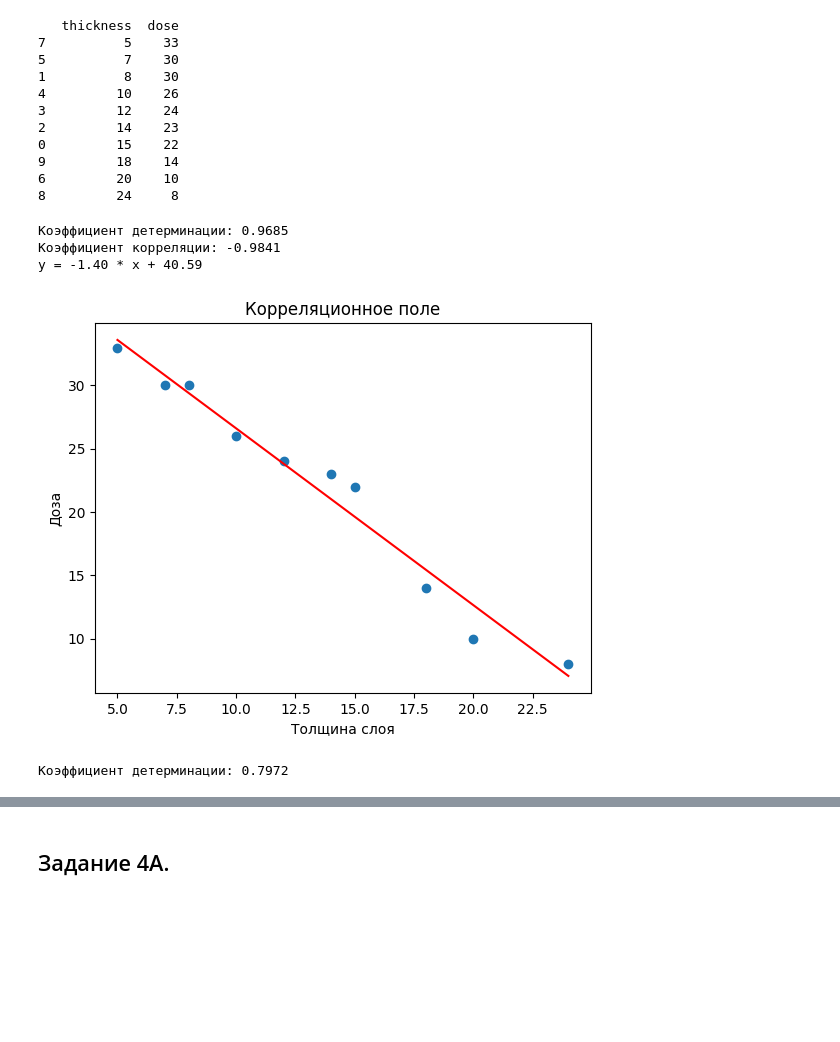
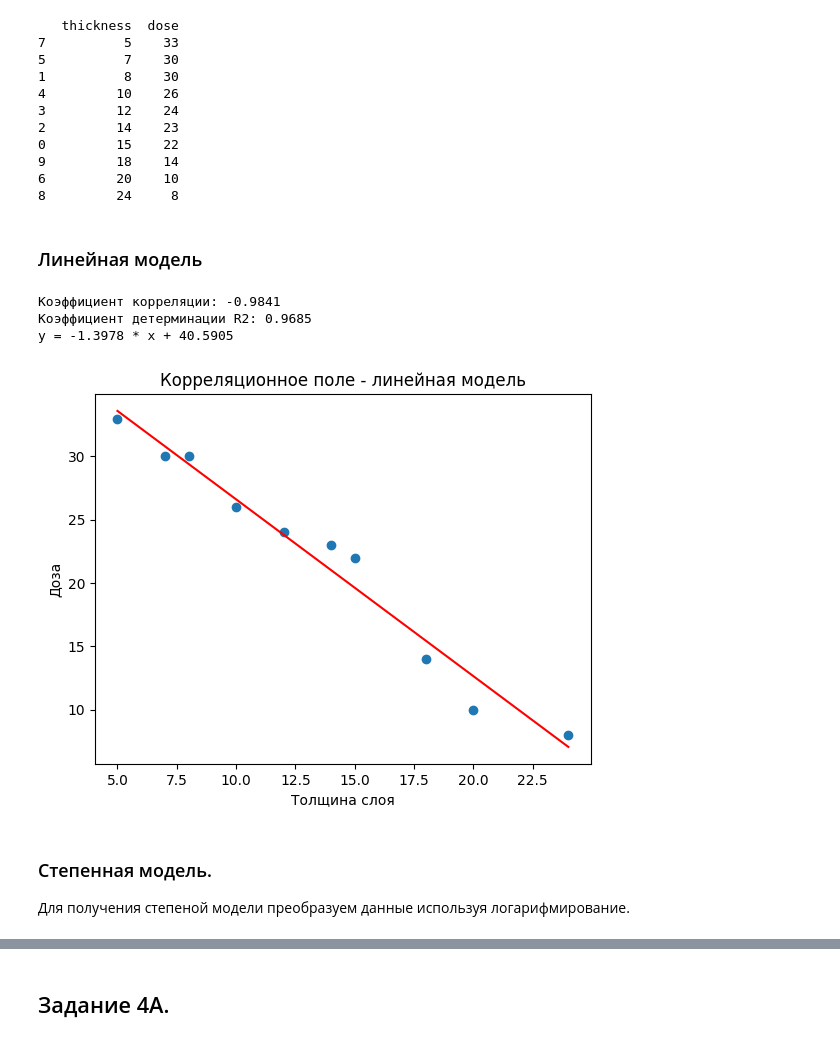
Before and after one commit to dimayasha7123/comp_modeling, a Jupyter notebook: lab4Dimyasha.ipynb, the cells around one changed output, grey strips where cells are left out. Saved outputs shown, nothing was run; the diff lists cells and outputs as text; code cells hidden in the pictures; blank space fills up the shorter version.

```diff
--- a/lab4Dimyasha.ipynb
+++ b/lab4Dimyasha.ipynb
@@ -221,26 +242,31 @@ print(df)
 9         18    14
 6         20    10
 8         24     8
-# %%
-a, b, r = skl_regression(df)
-print(f'Коэффициент детерминации: {r:.4f}')
-
-show_plot(df, (a,b,), xlabel='Толщина слоя', ylabel='Доза',
-          title='Корреляционное поле', with_text_info=True, with_line=True)
-# %% [output]
-Коэффициент детерминации: 0.9685
-Коэффициент корреляции: -0.9841
-y = -1.40 * x + 40.59
-[figure, removed]
+# %% [markdown]
+### Линейная модель
+# %%
+a1, b1, r1 = skl_regression(df, df.columns[0], df.columns[1])
+
+print_reg_info(df, df.columns[0], df.columns[1], linear_format_str, a1, b1, r1)
+show_plot(df, a1, b1, linear_line_func, df.columns[0], df.columns[1],
+          xlabel='Толщина слоя', ylabel='Доза',
+          title='Корреляционное поле - линейная модель')
+# %% [output]
+Коэффициент корреляции: -0.9841
+Коэффициент детерминации R2: 0.9685
+y = -1.3978 * x + 40.5905
+[figure, added]
+# %% [markdown]
+### Степенная модель.
+
+Для получения степеной модели преобразуем данные используя логарифмирование.
 # %%
 x_name, y_name = df.columns
 x_data, y_data = df[x_name].values, df[y_name].values
 
 x_ln_data, y_ln_data = np.log(x_data), np.log(y_data)
 
-a, b, r = skl_regression(pd.DataFrame({'x': x_ln_data, 'y': y_ln_data}))
-a, b = math.exp(b), a
+df_ln = pd.DataFrame({'x': x_ln_data, 'y': y_ln_data})
 
-print(f'Коэффициент детерминации: {r:.4f}')
+a2, b2, r2 = skl_regression(df_ln, df_ln.columns[0], df_ln.columns[1])
+a2, b2 = math.exp(b2), a2
-# %% [output]
-Коэффициент детерминации: 0.7972
```
Also changed, not shown: parts of 30 cells of this notebook.
